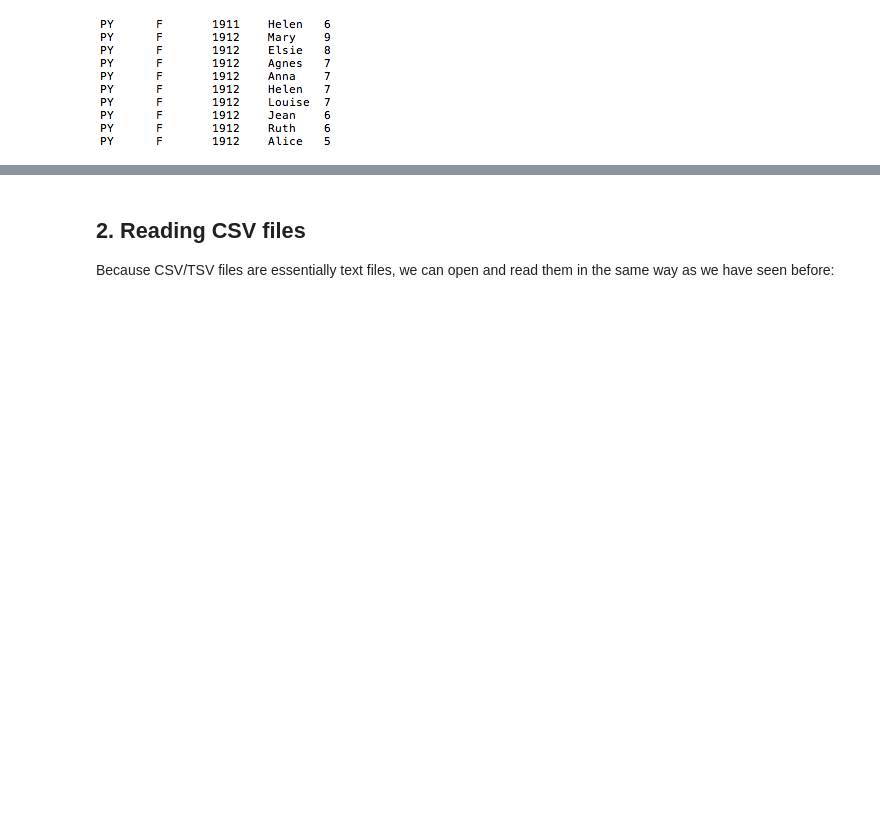
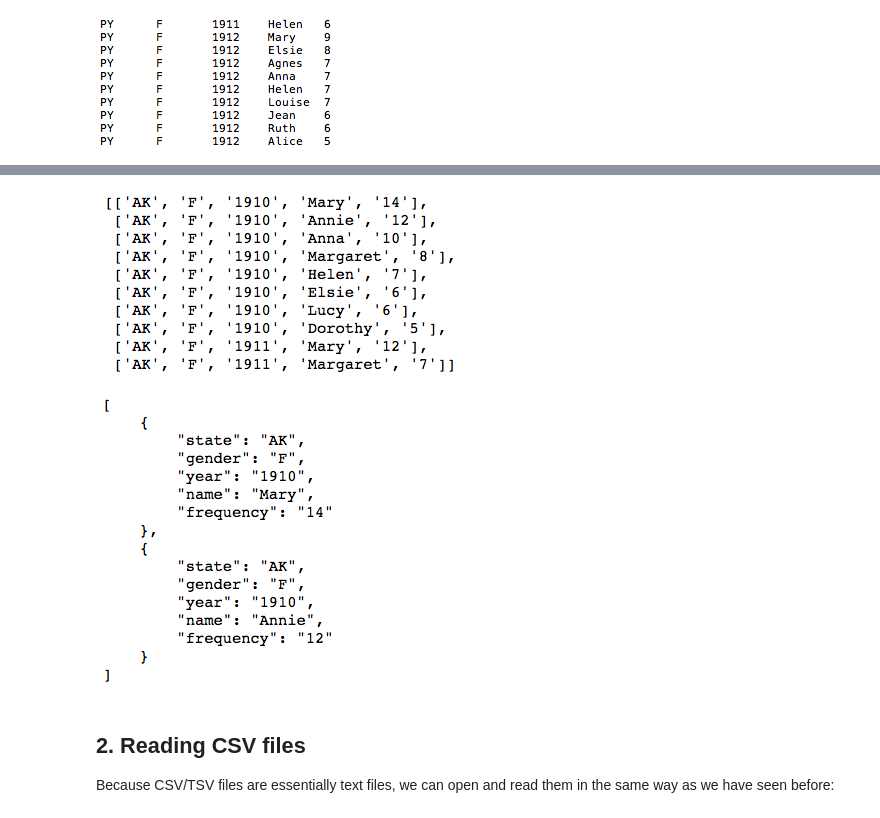
Before and after one commit to cltl/python-for-text-analysis, a Jupyter notebook: Chapters-colab/Chapter_16_Data_formats_I_(CSV_and_TSV).ipynb, the cells around one changed output, grey strips where cells are left out. Cells and saved outputs as stored; diff of their text form; code cells hidden in the pictures; blank space fills up the shorter version.

```diff
--- a/Chapters-colab/Chapter_16_Data_formats_I_(CSV_and_TSV).ipynb
+++ b/Chapters-colab/Chapter_16_Data_formats_I_(CSV_and_TSV).ipynb
@@ -90,3 +89,10 @@ Below, we will work towards representing this data in Python as a **list of list
+# %%
+from IPython.display import Image
+display(Image('./images/list_of_lists.png'))
+display(Image('./images/list_of_dicts.png'))
+# %% [output]
+[figure, added]
+[figure, added]
 # %% [markdown]
 ## 2. Reading CSV files
 
```
Also changed, not shown: parts of 1 cell of this notebook.
